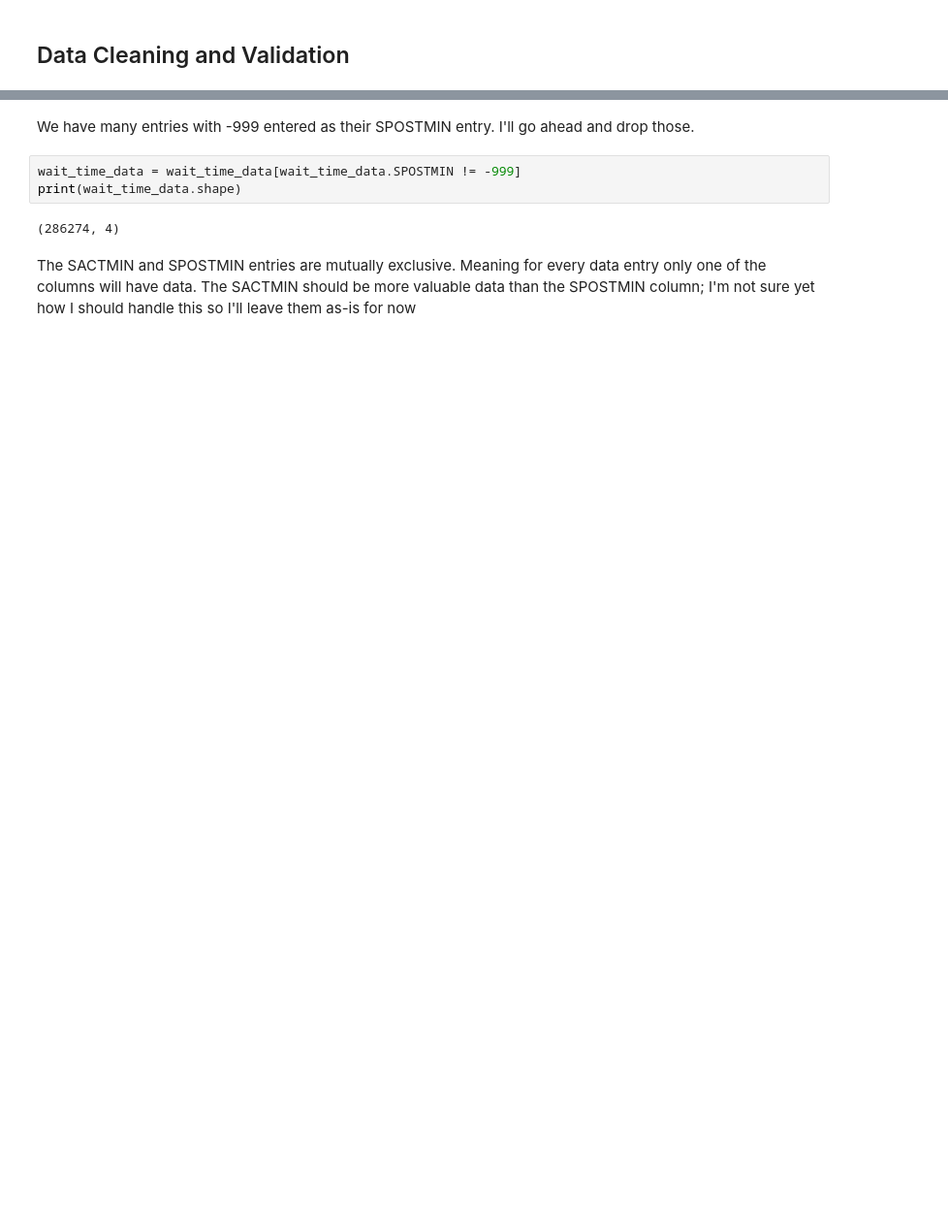
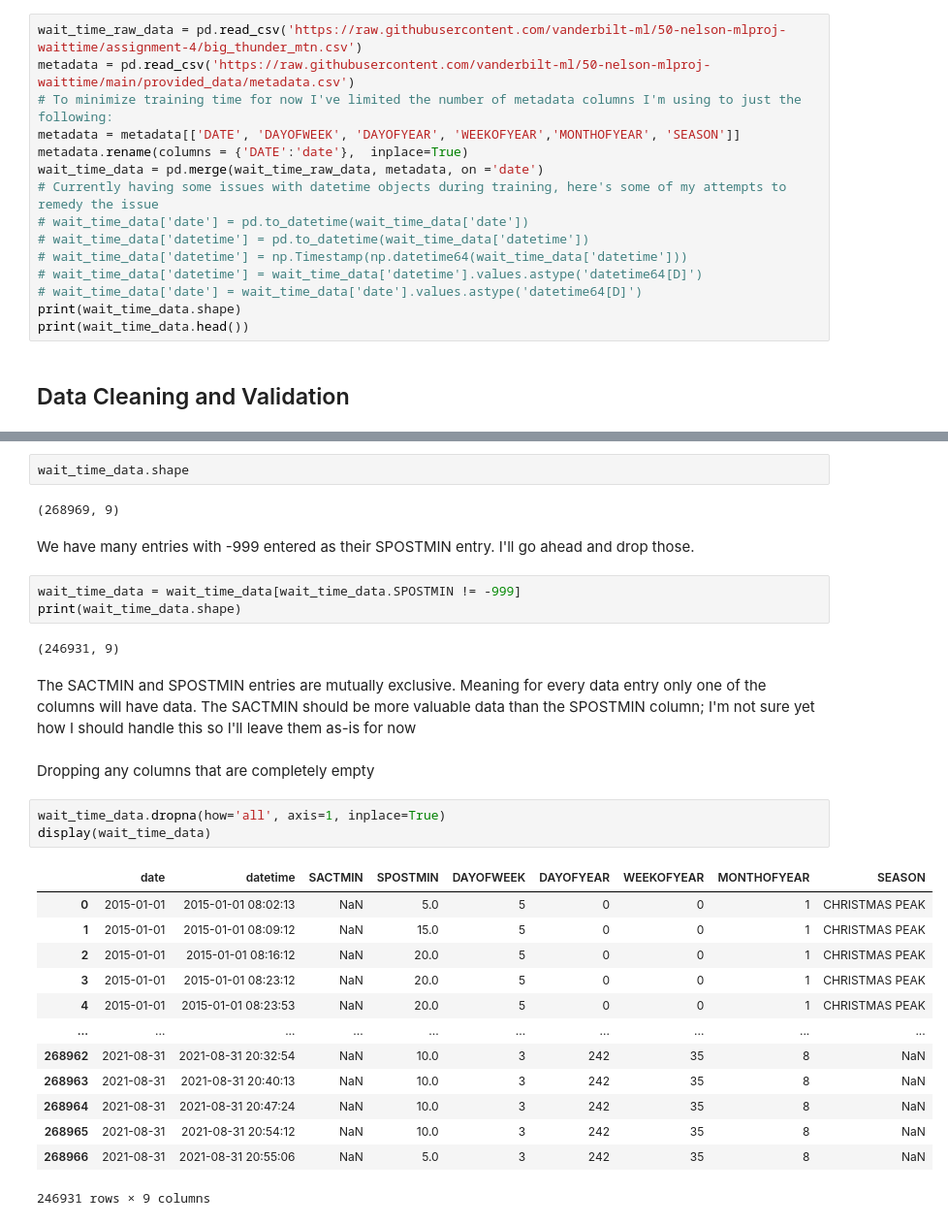
Before and after one commit to vanderbilt-ml/50-nelson-mlproj-waittime, a Jupyter notebook: wait_time_prediction.ipynb, the cells around one changed output, grey strips where cells are left out. Shown at 97% size. Drawn from its saved outputs; the diff is of its cells as text; blank space fills up the shorter version.

Commit message:
Full data splitting and pipeline

```diff
--- a/wait_time_prediction.ipynb
+++ b/wait_time_prediction.ipynb
@@ -70,3 +60,18 @@ wait_time_data.head()
+# %%
+wait_time_raw_data = pd.read_csv('https://raw.githubusercontent.com/vanderbilt-ml/50-nelson-mlproj-waittime/assignment-4/big_thunder_mtn.csv')
+metadata = pd.read_csv('https://raw.githubusercontent.com/vanderbilt-ml/50-nelson-mlproj-waittime/main/provided_data/metadata.csv')
+# To minimize training time for now I've limited the number of metadata columns I'm using to just the following:
+metadata = metadata[['DATE', 'DAYOFWEEK', 'DAYOFYEAR', 'WEEKOFYEAR','MONTHOFYEAR', 'SEASON']]
+metadata.rename(columns = {'DATE':'date'},  inplace=True)
+wait_time_data = pd.merge(wait_time_raw_data, metadata, on ='date')
+# Currently having some issues with datetime objects during training, here's some of my attempts to remedy the issue
+# wait_time_data['date'] = pd.to_datetime(wait_time_data['date'])
+# wait_time_data['datetime'] = pd.to_datetime(wait_time_data['datetime'])
+# wait_time_data['datetime'] = np.Timestamp(np.datetime64(wait_time_data['datetime']))
+# wait_time_data['datetime'] = wait_time_data['datetime'].values.astype('datetime64[D]')
+# wait_time_data['date'] = wait_time_data['date'].values.astype('datetime64[D]')
+print(wait_time_data.shape)
+print(wait_time_data.head())
 # %% [markdown]
 ## Data Cleaning and Validation
 # %%
@@ -79,10 +89,33 @@ SPOSTMIN     11730
 dtype: int64
+# %%
+wait_time_data.shape
+# %% [output]
+(268969, 9)
 # %% [markdown]
 We have many entries with -999 entered as their SPOSTMIN entry. I'll go ahead and drop those.
 # %%
 wait_time_data = wait_time_data[wait_time_data.SPOSTMIN != -999]
 print(wait_time_data.shape)
 # %% [output]
-(286274, 4)
+(246931, 9)
 # %% [markdown]
 The SACTMIN and SPOSTMIN entries are mutually exclusive. Meaning for every data entry only one of the columns will have data. The SACTMIN should be more valuable data than the SPOSTMIN column; I'm not sure yet how I should handle this so I'll leave them as-is for now
+# %% [markdown]
+Dropping any columns that are completely empty
+# %%
+wait_time_data.dropna(how='all', axis=1, inplace=True)
+display(wait_time_data)
+# %% [output]
+|  | date | datetime | SACTMIN | SPOSTMIN | DAYOFWEEK | DAYOFYEAR | WEEKOFYEAR | MONTHOFYEAR | SEASON |
+| 0 | 2015-01-01 | 2015-01-01 08:02:13 | NaN | 5.0 | 5 | 0 | 0 | 1 | CHRISTMAS PEAK |
+| 1 | 2015-01-01 | 2015-01-01 08:09:12 | NaN | 15.0 | 5 | 0 | 0 | 1 | CHRISTMAS PEAK |
+| 2 | 2015-01-01 | 2015-01-01 08:16:12 | NaN | 20.0 | 5 | 0 | 0 | 1 | CHRISTMAS PEAK |
+| 3 | 2015-01-01 | 2015-01-01 08:23:12 | NaN | 20.0 | 5 | 0 | 0 | 1 | CHRISTMAS PEAK |
+| 4 | 2015-01-01 | 2015-01-01 08:23:53 | NaN | 20.0 | 5 | 0 | 0 | 1 | CHRISTMAS PEAK |
+| ... | ... | ... | ... | ... | ... | ... | ... | ... | ... |
+| 268962 | 2021-08-31 | 2021-08-31 20:32:54 | NaN | 10.0 | 3 | 242 | 35 | 8 | NaN |
+| 268963 | 2021-08-31 | 2021-08-31 20:40:13 | NaN | 10.0 | 3 | 242 | 35 | 8 | NaN |
+| 268964 | 2021-08-31 | 2021-08-31 20:47:24 | NaN | 10.0 | 3 | 242 | 35 | 8 | NaN |
+| 268965 | 2021-08-31 | 2021-08-31 20:54:12 | NaN | 10.0 | 3 | 242 | 35 | 8 | NaN |
+| 268966 | 2021-08-31 | 2021-08-31 20:55:06 | NaN | 5.0 | 3 | 242 | 35 | 8 | NaN |
+246931 rows × 9 columns
```
Also changed, not shown: parts of 24 cells of this notebook.
